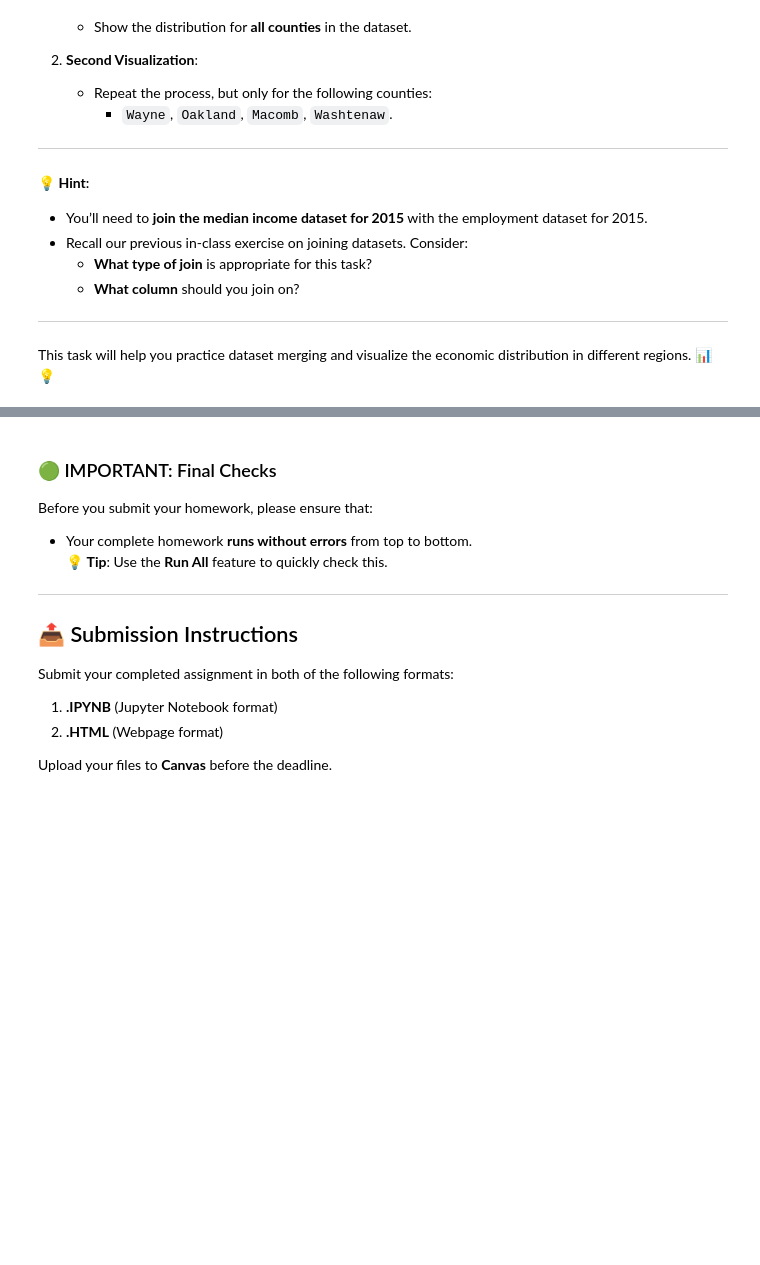
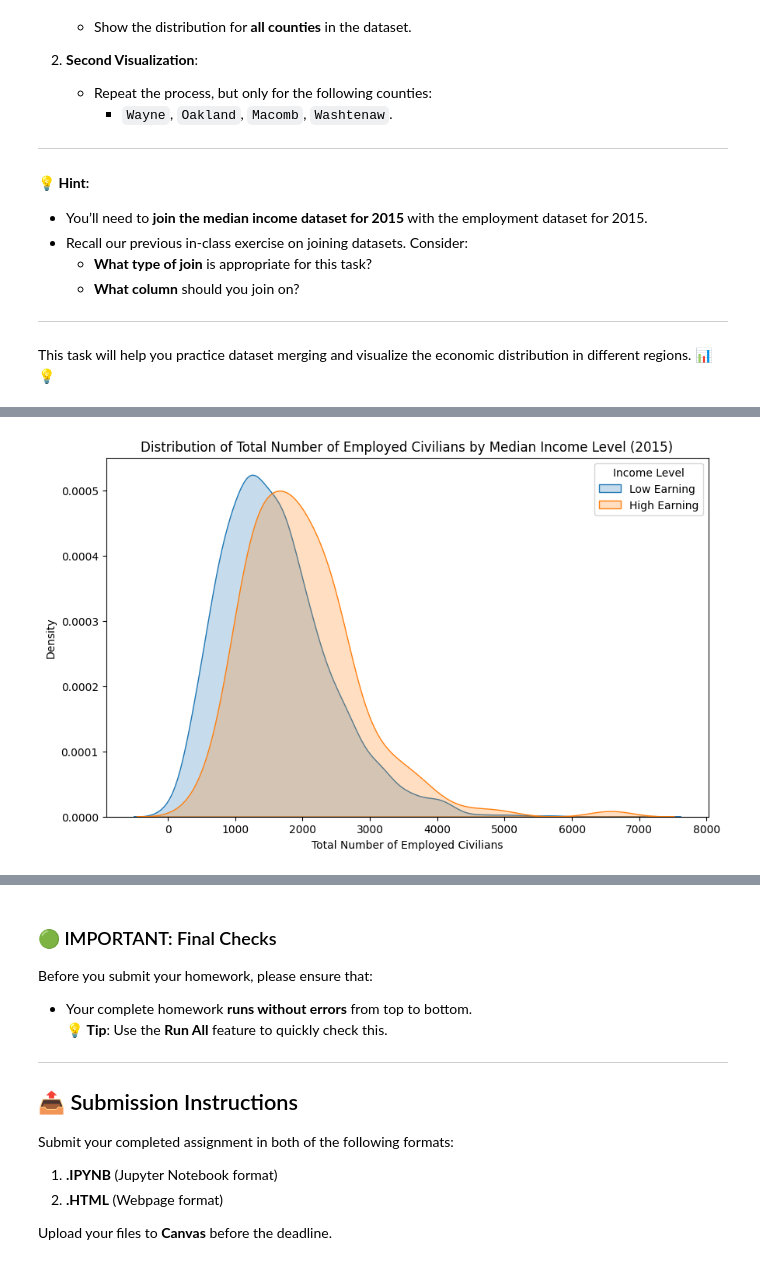
Before and after one commit to NakaFrozn/SI618, a Jupyter notebook: Assignments/SI_618_Homework_03.ipynb, the cells around one changed output, grey strips where cells are left out. Saved outputs shown, nothing was run; the diff lists cells and outputs as text; code cells hidden in the pictures; blank space fills up the shorter version.

```diff
--- a/Assignments/SI_618_Homework_03.ipynb
+++ b/Assignments/SI_618_Homework_03.ipynb
@@ -675,0 +667,7 @@ This task will help you practice dataset merging and visualize the economic dist
+# %%
+# filter the employment dataset for 2015
+employment_df = combined_df[combined_df['year'] == 2015]
+# %%
+# inner join the two datasets on the geography code column
+merge_df = pd.merge(employment_df, income_df, on='Geography')
+merge_df['Median Income'].info()
@@ -675,0 +683,23 @@ This task will help you practice dataset merging and visualize the economic dist
+# %%
+def process_income(income):
+    """Convert the income to integer and handle the missing values."""
+    income = income.replace(',', '').replace('-','')
+    try:
+        return int(income)
+    except:
+        return np.nan
+# %%
+# process the median income column
+merge_df['Median Income'] = merge_df['Median Income'].apply(process_income)
+# %%
+# Plot the distribution of total number of employed civilians in low income tracts and high income tracts
+plt.figure(figsize=(10, 6))
+sns.kdeplot(data=merge_df[merge_df['Median Income'] < 50000]['Total'], label='Low Earning', fill=True)
+sns.kdeplot(data=merge_df[merge_df['Median Income'] >= 50000]['Total'], label='High Earning', fill=True)
+plt.title('Distribution of Total Number of Employed Civilians by Median Income Level (2015)')
+plt.xlabel('Total Number of Employed Civilians')
+plt.ylabel('Density')
+plt.legend(title='Income Level')
+plt.show()
+# %% [output]
+[figure, added]
```
Also changed, not shown: parts of 5 cells of this notebook, 1 other file.
